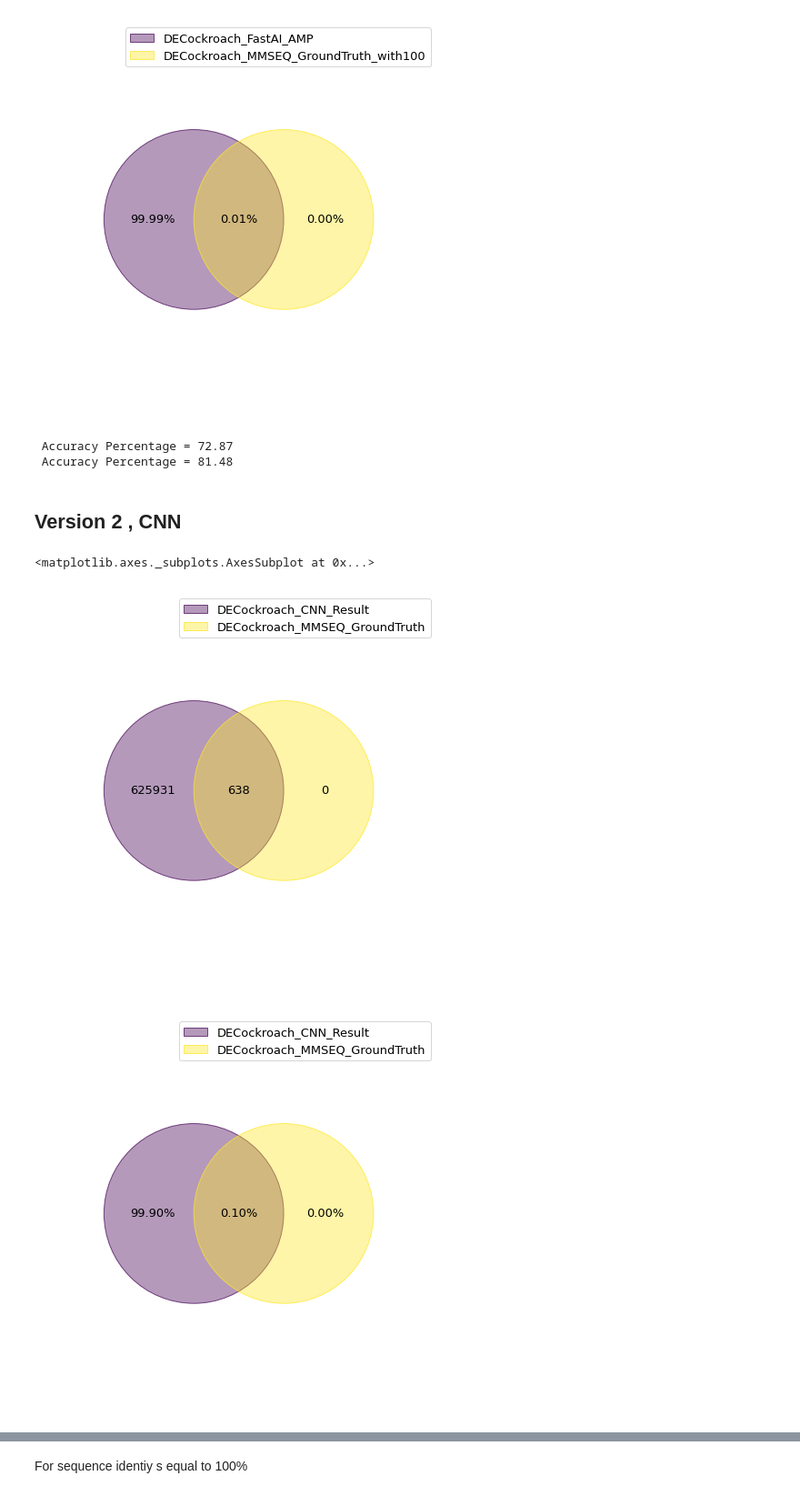
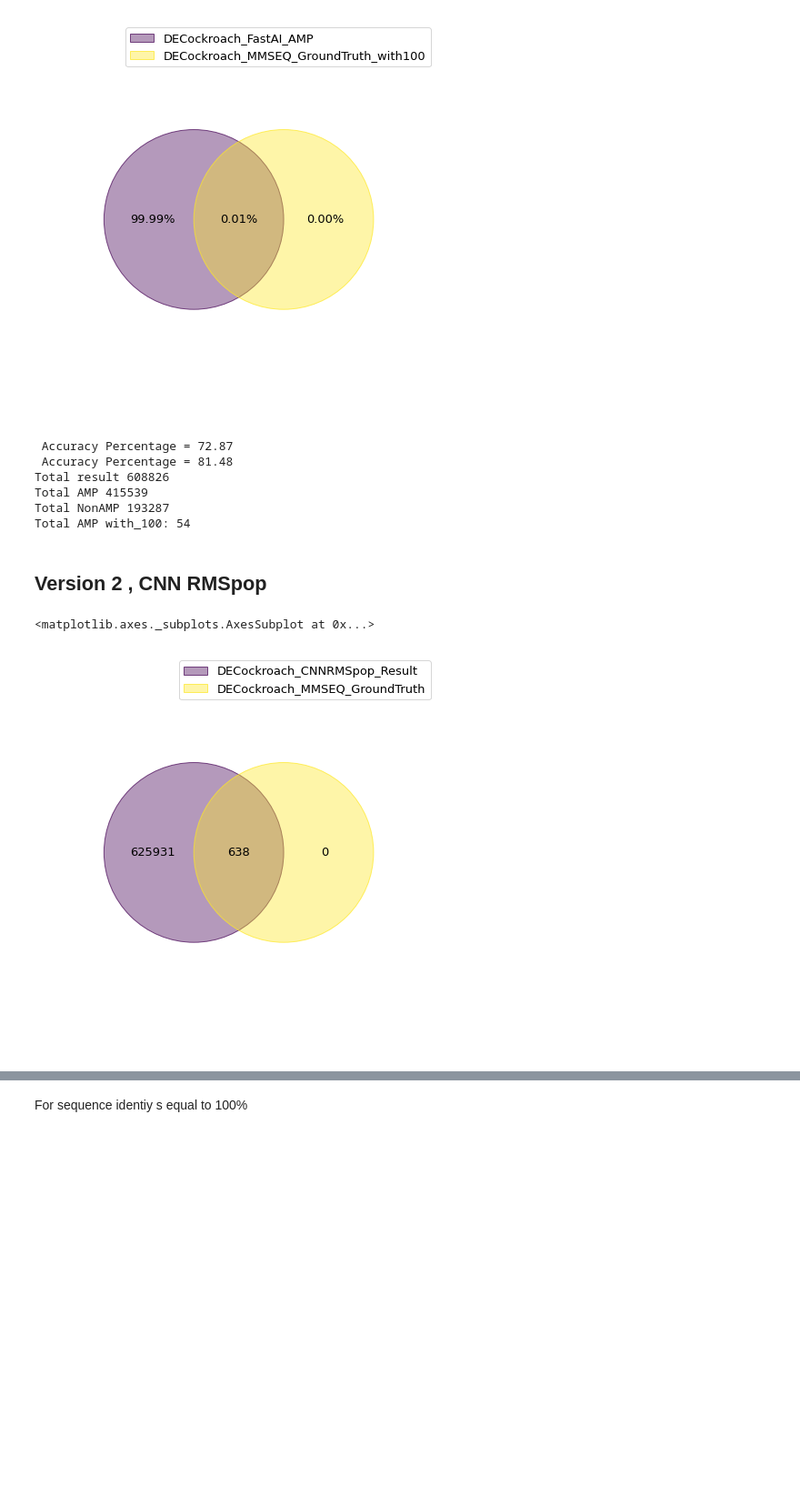
Before and after one commit to silenus092/AMPsDetector, a Jupyter notebook: VerifyAMPs/CompareResult.DECockroach.retrian.ipynb, the cells around one changed output, grey strips where cells are left out. Shown at 91% size. Saved outputs shown, nothing was run; the diff lists cells and outputs as text; code cells hidden in the pictures; blank space fills up the shorter version.

```diff
--- a/VerifyAMPs/CompareResult.DECockroach.retrian.ipynb
+++ b/VerifyAMPs/CompareResult.DECockroach.retrian.ipynb
@@ -246,18 +286,27 @@ plot_ven_AMP_NonAMP("DECockroach_FastAI_AMP","DECockroach_MMSEQ_GroundTruth_with
 [figure]
 [figure]
 [figure]
-# %%
-# total
-accuracy_cal(368, DECockroach_total_AMPS )
-# 100% similarity
-accuracy_cal(44, DECockroach_total_AMPS_with100 )
-# %% [output]
- Accuracy Percentage = 72.87
- Accuracy Percentage = 81.48
+# %%
+# total
+accuracy_cal(368, DECockroach_total_AMPS )
+# 100% similarity
+accuracy_cal(44, DECockroach_total_AMPS_with100 )
+
+print("Total result " + str(len(DECockroach_ML)) )
+print("Total AMP " + str(len(DECockroach_AMPs_ML)) )
+print("Total NonAMP " + str(len(DECockroach_ML) -len(DECockroach_AMPs_ML)) )
+print("Total AMP with_100: " + str( DECockroach_total_AMPS_with100) )
+# %% [output]
+ Accuracy Percentage = 72.87
+ Accuracy Percentage = 81.48
+Total result 608826
+Total AMP 415539
+Total NonAMP 193287
+Total AMP with_100: 54
 # %% [markdown]
-## Version 2 , CNN
+## Version 2 , CNN RMSpop
 # %%
-DECockroach_ML =  pd.read_pickle("/mnt/vdb/DECockroach/cd100/result_2_CNN/DECockroach.len15.MLResult.plk")
+DECockroach_ML =  pd.read_pickle("/mnt/vdb/DECockroach/cd100/result_2_CNN_RMSpop/DECockroach.len15.MLResult.plk")
 DECockroach_len15_truth = pd.read_csv("/home/ubuntu/data/MMseqs.clus/output/DECockroach.alnRes.m8.len15.tsv"
                                       ,encoding = "ISO-8859-1", sep='\t',header=0)
 #DECockroach_len15_truth.columns = columns
@@ -266,15 +315,14 @@ DECockroach_total_AMPS = len(DECockroach_len15_truth['ID_Query'].unique())
 # %%
 # AMP and Non AMP compare with ground truth
 DECockroachSamples = {
-    "DECockroach_CNN_Result":  set(DECockroach_ML["ID"]),
+    "DECockroach_CNNRMSpop_Result":  set(DECockroach_ML["ID"]),
     "DECockroach_MMSEQ_GroundTruth": set(DECockroach_len15_truth['ID_Query']),
 }
 venn(DECockroachSamples)
-venn(DECockroachSamples, fmt="{percentage:.2f}%")
+#venn(DECockroachSamples, fmt="{percentage:.2f}%")
 # %% [output]
 <matplotlib.axes._subplots.AxesSubplot at 0x...>
-[figure, old version]
+[figure, new version]
-[figure, removed]
 # %%
 # AMP only compares with ground truth
 DECockroachSamples = {
```
Also changed, not shown: parts of 86 cells of this notebook, 4 other files.
